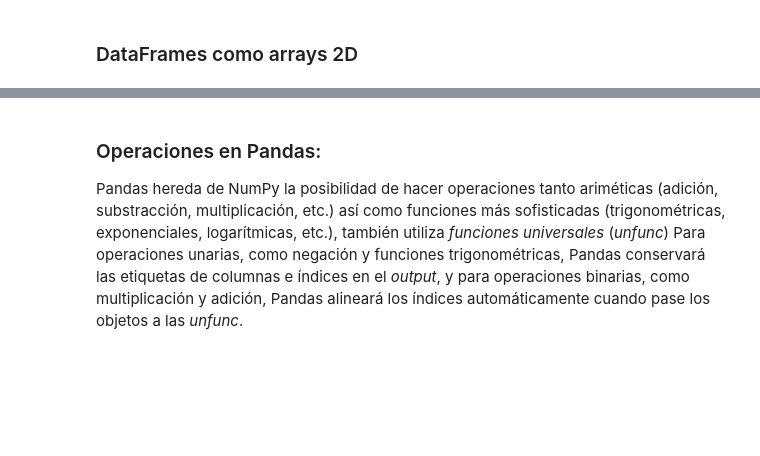
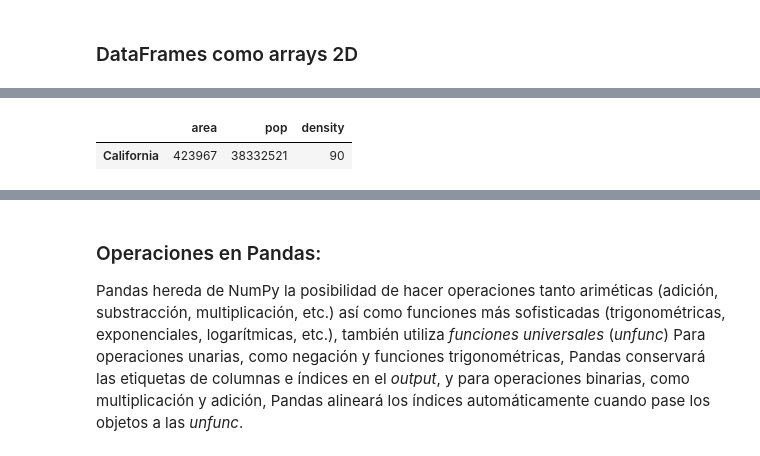
Before and after one commit to agustinaarroyuelo/TAP_2015, a Jupyter notebook: Capítulo 4_Pandas.ipynb, the cells around one changed output, grey strips where cells are left out. Cells and saved outputs as stored; diff of their text form; code cells hidden in the pictures; blank space fills up the shorter version.

```diff
--- a/Capítulo 4_Pandas.ipynb
+++ b/Capítulo 4_Pandas.ipynb
@@ -250,7 +498,9 @@ data
 # %%
 # Mientras los índices directos con enteros no están permitidos, sí lo están los "slices":
-data[1:3]
-#data[1:3] is data.iloc[1:3] #?? supuestamente me da lo mismo pero arroja False
+data[0:1]
+# %% [output]
+|  | area | pop | density |
+| California | 423967 | 38332521 | 90 |
 # %%
 # Masking:
 data[data.density > 100]
```
Also changed, not shown: parts of 76 cells of this notebook, 1 other file.
